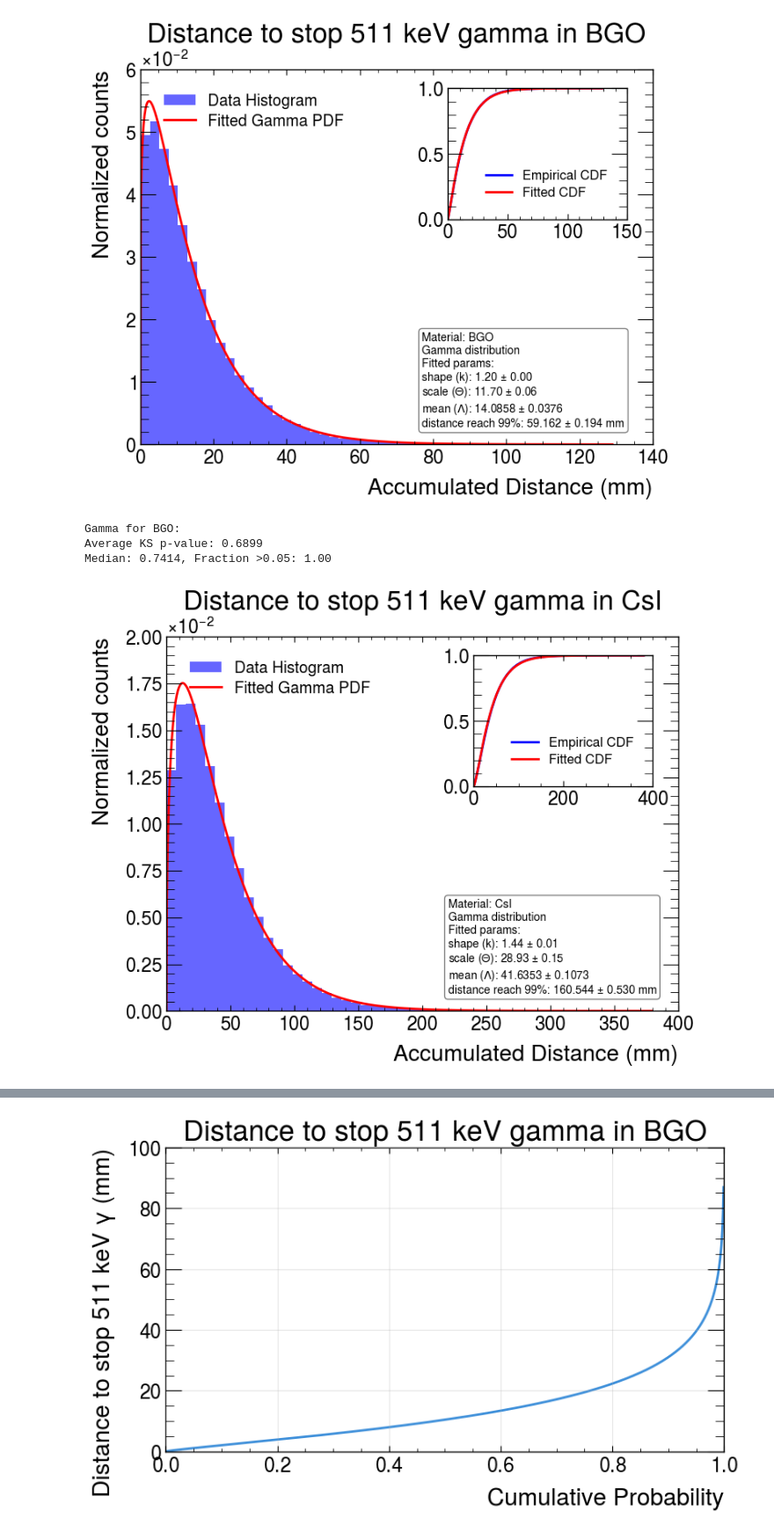
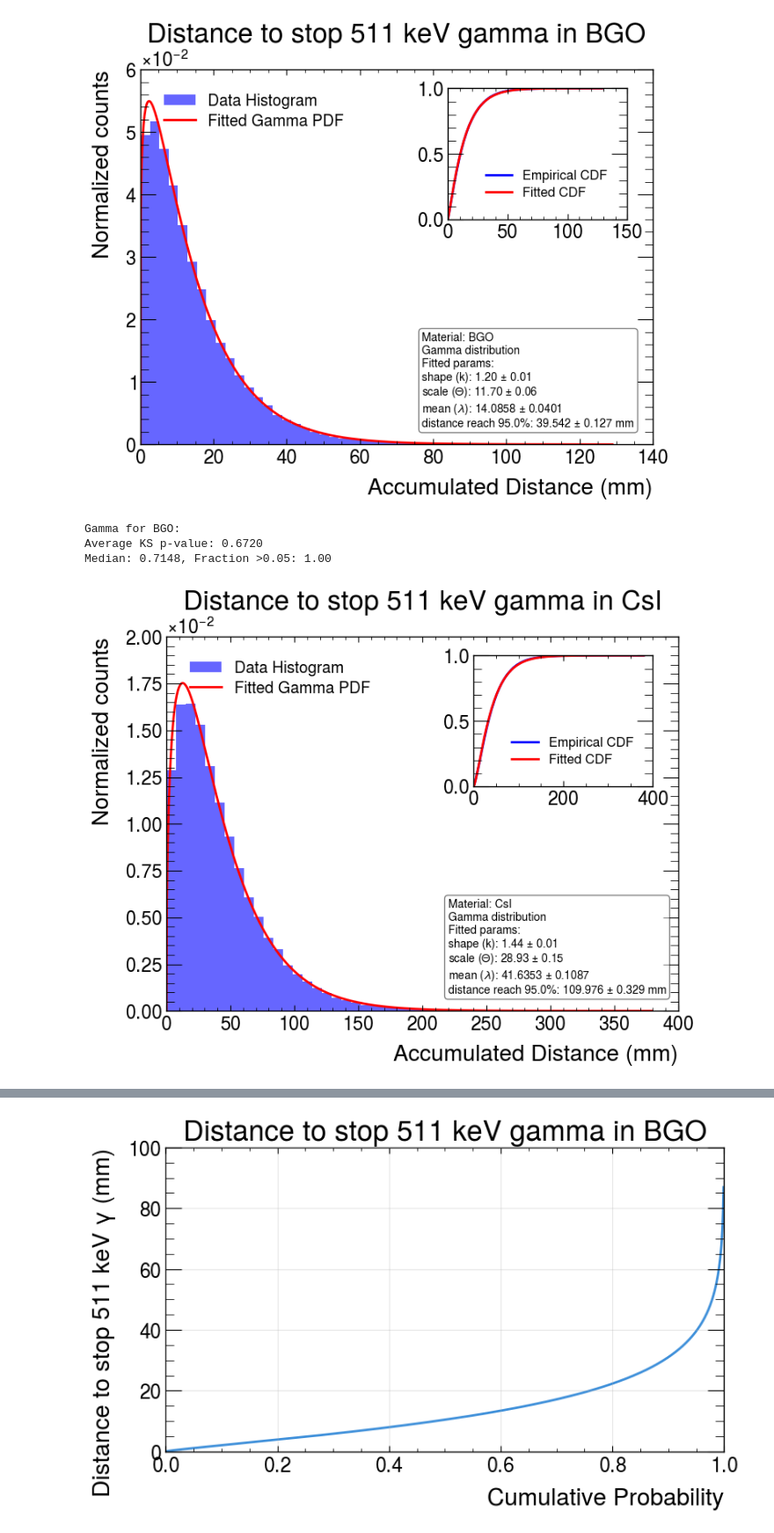
Before and after one commit to keiyinau/Geant4_Flexible, a Jupyter notebook: Geant4/MaterialTest/FullStoppingDistance/Data_Analysis.ipynb, the cells around one changed output, grey strips where cells are left out. Shown at 88% size. Drawn from its saved outputs; the diff is of its cells as text; code cells hidden in the pictures.

Commit message:
update plots

```diff
--- a/Geant4/MaterialTest/FullStoppingDistance/Data_Analysis.ipynb
+++ b/Geant4/MaterialTest/FullStoppingDistance/Data_Analysis.ipynb
@@ -87,11 +12,6 @@ Median: 0.5554, Fraction >0.05: 0.99
 # %%
-import numpy as np
-from scipy.stats import gamma
-import matplotlib.pyplot as plt
-import uproot  # Ensure uproot is installed if not already
-
 file_names = ["BGO.root","CsI.root","GAGG.root","LaBr3.root","LSO.root","LYSO.root","NaI.root"]
-
+n=0.95
 for filename in file_names:
     MaterialName = filename.split(".")[0]
     data = np.array(uproot.open(filename)["Tracker"]["AccumulatedDistance_mm"].array())
@@ -101,7 +21,7 @@ for filename in file_names:
     fit_mean = fit_shape * fit_scale
 
     # 99% quantile from main fit
-    dist_99 = gamma.ppf(0.99, a=fit_shape, loc=fit_loc, scale=fit_scale)
+    dist_99 = gamma.ppf(n, a=fit_shape, loc=fit_loc, scale=fit_scale)
 
     # Bootstrap for errors (M=500 resamples with replacement, full size)
     num_boot = 500
@@ -116,7 +36,7 @@ for filename in file_names:
         boot_shapes[b] = b_shape
         boot_scales[b] = b_scale
         boot_means[b] = b_shape * b_scale
-        boot_dist99[b] = gamma.ppf(0.99, a=b_shape, loc=b_loc, scale=b_scale)
+        boot_dist99[b] = gamma.ppf(n, a=b_shape, loc=b_loc, scale=b_scale)
 
     # Errors as std dev of bootstrap distributions
     err_shape = np.std(boot_shapes)
@@ -143,38 +63,38 @@ for filename in file_names:
     ax2.plot(sorted_data, cdf_fit, 'r-', label='Fitted CDF')
     ax2.set_ylim(0, 1)
     ax2.legend(fontsize='small')
 
     # Text box with params and errors
     textstr = (f'Material: {MaterialName}\n'
                f'Gamma distribution\n'
                f'Fitted params:\n'
                f'shape (k): {fit_shape:.2f} ± {err_shape:.2f}\n'
                f'scale ($\Theta$): {fit_scale:.2f} ± {err_scale:.2f}\n'
-               f'mean ($\ambda$): {fit_mean:.4f} ± {err_mean:.4f}\n'
-               f'distance reach 99%: {dist_99:.3f} ± {err_dist99:.3f} mm')
+               f'mean ($\lambda$): {fit_mean:.4f} ± {err_mean:.4f}\n'
+               f'distance reach {n*100}%: {dist_99:.3f} ± {err_dist99:.3f} mm')
     ax1.text(0.55, 0.30, textstr, transform=ax1.transAxes, fontsize=10,
              verticalalignment='top', bbox=dict(boxstyle='round', facecolor='white', alpha=0.5))
 
     plt.title("Distance to stop 511 keV gamma in " + MaterialName)
     plt.savefig(f'plots/Gamma_Fit_{MaterialName}.png', dpi=300)
     plt.show()
 
     # Optional: subsample p-values (kept as is)
     subsample_size = 1000
     num_subsamples = 1000
     gamma_p_values = []
     for _ in range(num_subsamples):
         subsample = np.random.choice(data, size=subsample_size, replace=False)
         g_shape, g_loc, g_scale = gamma.fit(subsample, floc=0)
         ks = stats.kstest(subsample, 'gamma', args=(g_shape, g_loc, g_scale))
         gamma_p_values.append(ks.pvalue)
     print("\nGamma for " + MaterialName + ":")
     print(f"Average KS p-value: {np.mean(gamma_p_values):.4f}")
     print(f"Median: {np.median(gamma_p_values):.4f}, Fraction >0.05: {np.mean(np.array(gamma_p_values) > 0.05):.2f}")
 # %% [output]
-[figure, old version]
+[figure, new version]
 Gamma for BGO:
-Average KS p-value: 0.6899
-Median: 0.7414, Fraction >0.05: 1.00
+Average KS p-value: 0.6720
+Median: 0.7148, Fraction >0.05: 1.00
-[figure, old version]
+[figure, new version]
 Gamma for CsI:
```
Also changed, not shown: parts of 2 cells of this notebook, 22 other files.
